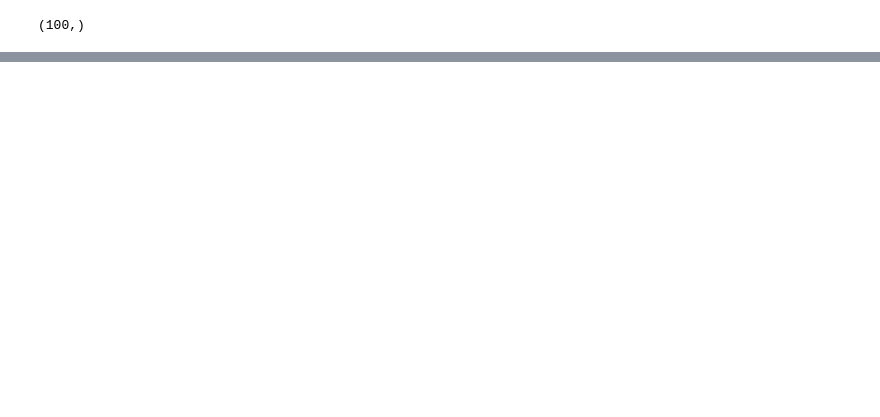
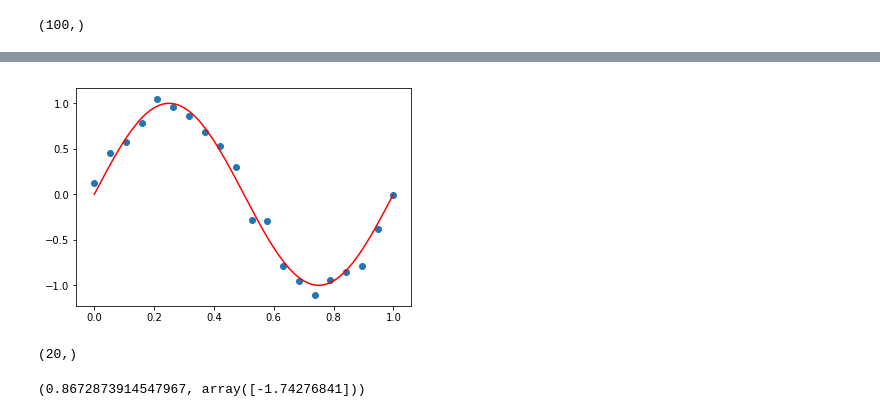
Before and after one commit to bonochof/sklearn-exercise, a Jupyter notebook: 02-LinearRegression.ipynb, the cells around one changed output, grey strips where cells are left out. Saved outputs shown, nothing was run; the diff lists cells and outputs as text; code cells hidden in the pictures; blank space fills up the shorter version.

```diff
--- a/02-LinearRegression.ipynb
+++ b/02-LinearRegression.ipynb
@@ -84,0 +107,8 @@ plt.scatter(X, y)
+# %%
+plot_sin()
+# %% [output]
+[figure, added]
+# %%
+X.shape
+# %% [output]
+(20,)
@@ -84,0 +117,4 @@ plt.scatter(X, y)
+# %%
+lin_reg.intercept_, lin_reg.coef_
+# %% [output]
+(0.8672873914547967, array([-1.74276841]))
```
Also changed, not shown: parts of 47 cells of this notebook.
